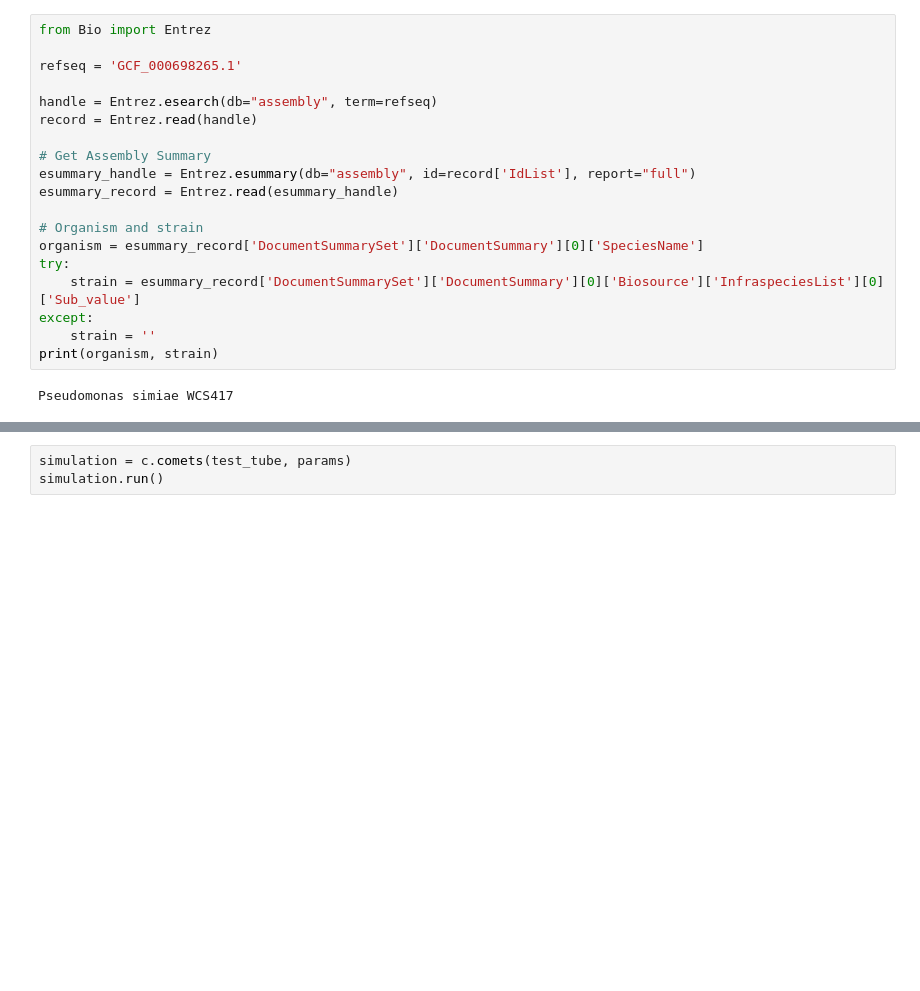
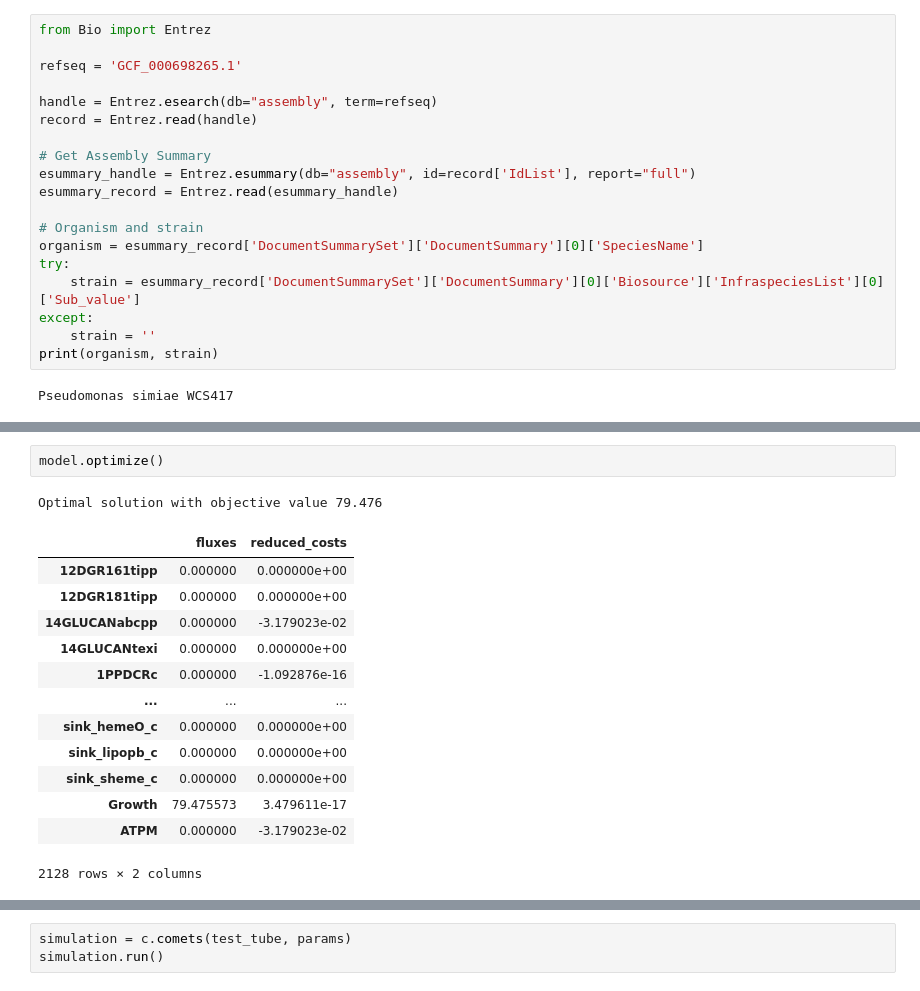
Before and after one commit to esameth/gapfill_db, a Jupyter notebook: tutorial/tutorial.ipynb, the cells around one changed output, grey strips where cells are left out. Saved outputs shown, nothing was run; the diff lists cells and outputs as text; blank space fills up the shorter version.

```diff
--- a/tutorial/tutorial.ipynb
+++ b/tutorial/tutorial.ipynb
@@ -143,0 +217,17 @@ comets_model = c.model(model)
+# %%
+model.optimize()
+# %% [output]
+Optimal solution with objective value 79.476
+|  | fluxes | reduced_costs |
+| 12DGR161tipp | 0.000000 | 0.000000e+00 |
+| 12DGR181tipp | 0.000000 | 0.000000e+00 |
+| 14GLUCANabcpp | 0.000000 | -3.179023e-02 |
+| 14GLUCANtexi | 0.000000 | 0.000000e+00 |
+| 1PPDCRc | 0.000000 | -1.092876e-16 |
+| ... | ... | ... |
+| sink_hemeO_c | 0.000000 | 0.000000e+00 |
+| sink_lipopb_c | 0.000000 | 0.000000e+00 |
+| sink_sheme_c | 0.000000 | 0.000000e+00 |
+| Growth | 79.475573 | 3.479611e-17 |
+| ATPM | 0.000000 | -3.179023e-02 |
+2128 rows × 2 columns
```
Also changed, not shown: parts of 54 cells of this notebook, 3 other files.
